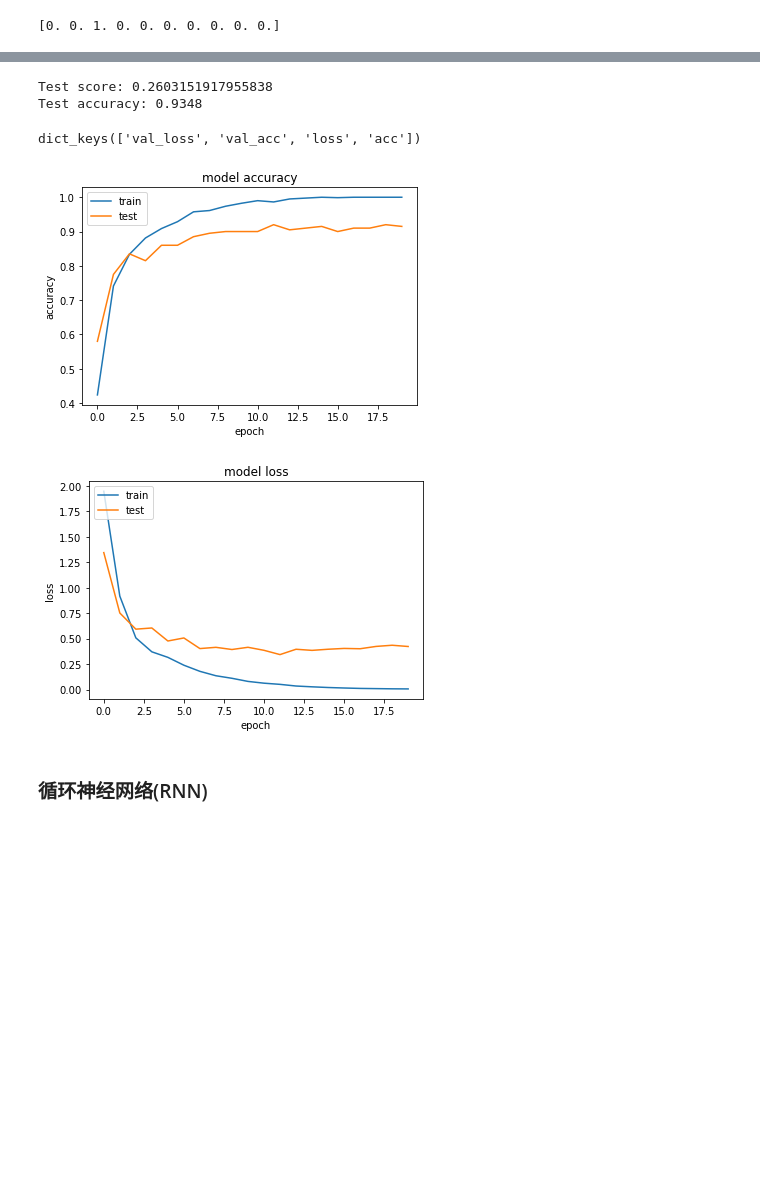
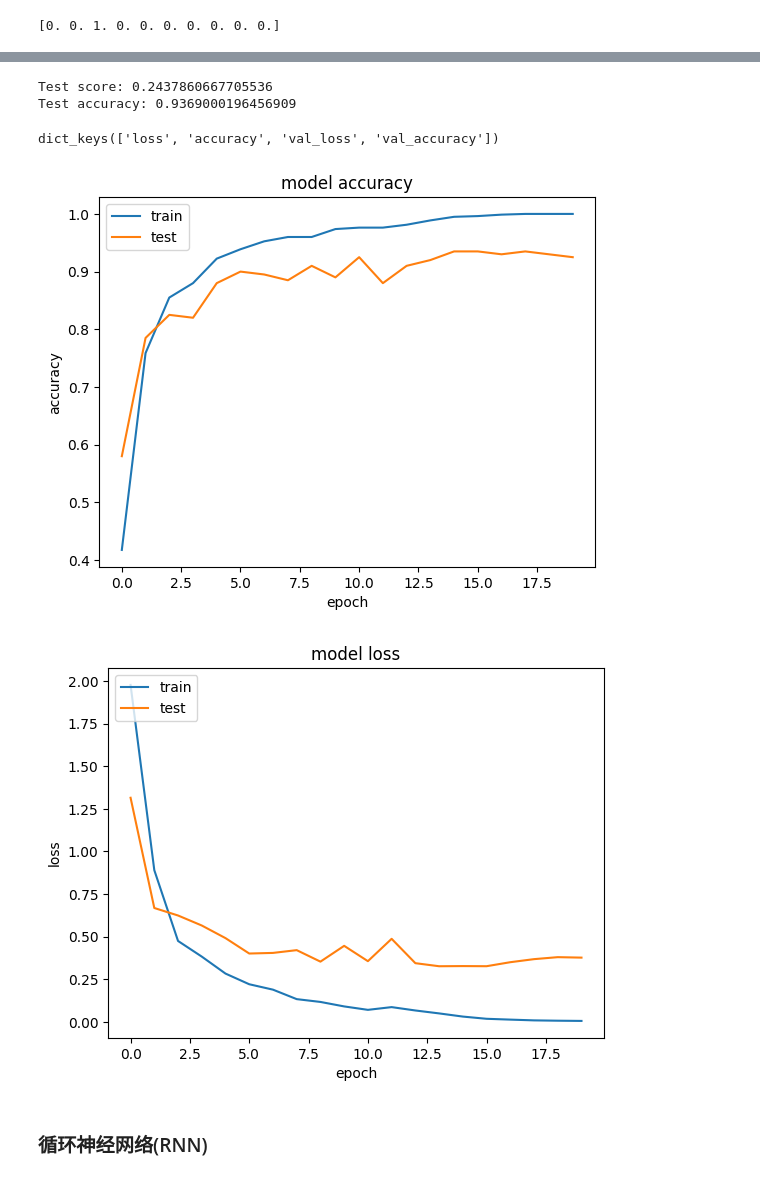
Before and after one commit to heblade/pythontraining, a Jupyter notebook: 24. Neural Network Introduction.ipynb, the cells around one changed output, grey strips where cells are left out. Cells and saved outputs as stored; diff of their text form; code cells hidden in the pictures; blank space fills up the shorter version.

```diff
--- a/24. Neural Network Introduction.ipynb
+++ b/24. Neural Network Introduction.ipynb
@@ -1141,7 +1141,7 @@ INPUT_SHAPE = (1, IMG_ROWS, IMG_COLS)
 # data: shuffled and split between train and test sets
 (X_train, y_train), (X_test, y_test) = mnist.load_data()
 # 注意:Keras 2.2.5版本已经不支持下面的方法
-K.set_image_dim_ordering("th")
+K.set_image_data_format('channels_first')
 # %%
 # consider them as float and normalize
 X_train = X_train.astype('float32')
@@ -1216,35 +1219,35 @@ score = model.evaluate(X_test, y_test, verbose=VERBOSE)
 print("\nTest score:", score[0])
 print('Test accuracy:', score[1])
 # %% [output]
-Test score: 0.2603151917955838
-Test accuracy: 0.9348
+Test score: 0.2437860667705536
+Test accuracy: 0.9369000196456909
 # %%
 # list all data in history
 if history is not None:
     print(history.history.keys())
     %matplotlib inline
     # summarize history for accuracy
-    plt.plot(history.history['acc'])
-    plt.plot(history.history['val_acc'])
+    plt.plot(history.history['accuracy'])
+    plt.plot(history.history['val_accuracy'])
     plt.title('model accuracy')
     plt.ylabel('accuracy')
     plt.xlabel('epoch')
     plt.legend(['train', 'test'], loc='upper left')
     plt.show()
 
     # summarize history for loss
     %matplotlib inline
     plt.plot(history.history['loss'])
     plt.plot(history.history['val_loss'])
     plt.title('model loss')
     plt.ylabel('loss')
     plt.xlabel('epoch')
     plt.legend(['train', 'test'], loc='upper left')
     plt.show()
 # %% [output]
-dict_keys(['val_loss', 'val_acc', 'loss', 'acc'])
+dict_keys(['loss', 'accuracy', 'val_loss', 'val_accuracy'])
-[figure, old version]
+[figure, new version]
-[figure, old version]
+[figure, new version]
 # %% [markdown]
 ### 循环神经网络(RNN)
 # %% [markdown]
```
Also changed, not shown: parts of 11 cells of this notebook, 22 other files.
